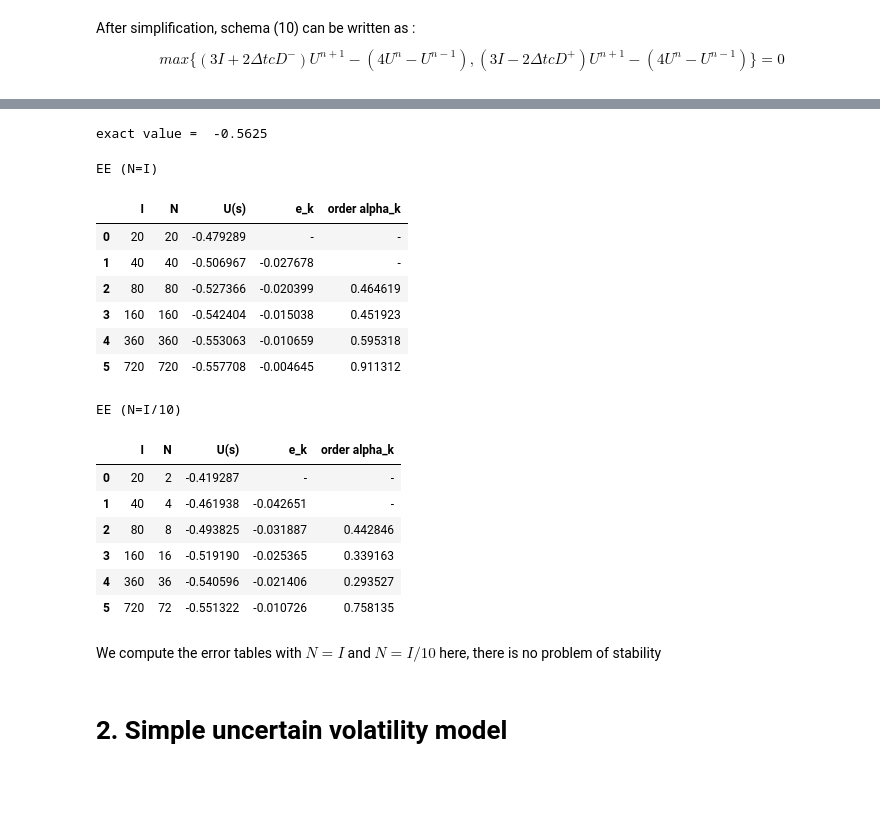
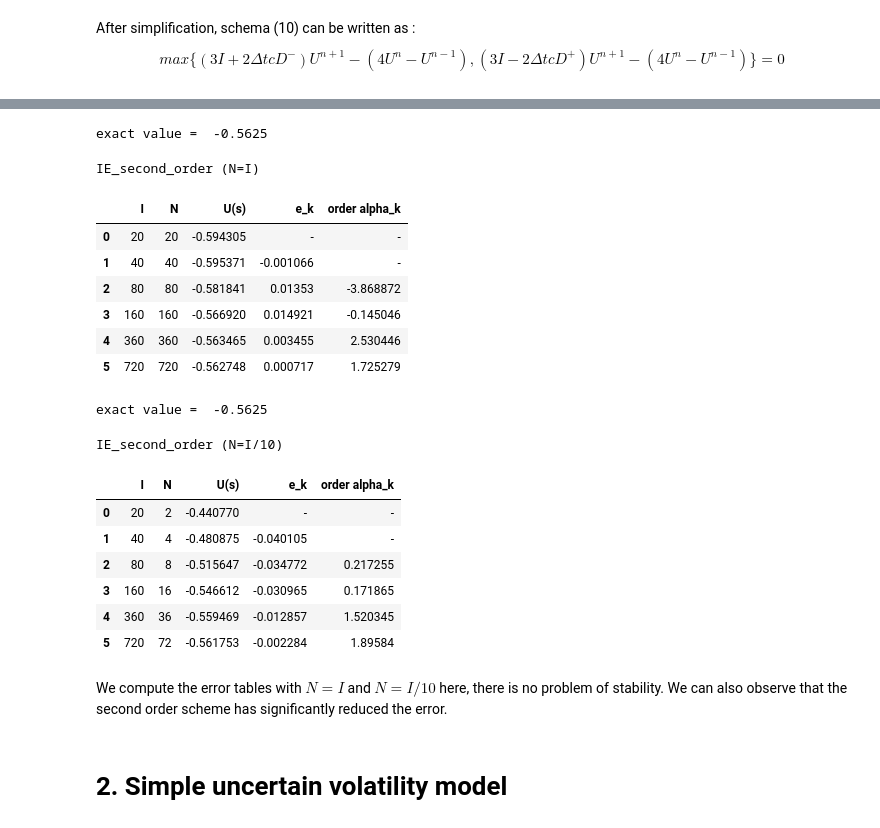
Before and after one commit to SHAO-Nuoya/EDP-in-Finance, a Jupyter notebook: Projet_HJB.ipynb, the cells around one changed output, grey strips where cells are left out. Saved outputs shown, nothing was run; the diff lists cells and outputs as text; code cells hidden in the pictures; blank space fills up the shorter version.

```diff
--- a/Projet_HJB.ipynb
+++ b/Projet_HJB.ipynb
@@ -312,32 +342,35 @@ schema_plot_IE(I=I, N=N, schema='second_order')
 # %%
 Is = np.array([20, 40, 80, 160, 360, 720])
-U_s, e_k, order_alpha_k = evaluation_IE(Is = Is, Ns = Is)
+U_s, e_k, order_alpha_k = evaluation_IE(Is = Is, Ns = Is, schema='second_order')
 print("exact value = ", exact(x=1.5))
-table(Is, Is ,U_s, e_k, order_alpha_k,"EE", caption="N=I")
+table(Is, Is ,U_s, e_k, order_alpha_k,"IE_second_order", caption="N=I")
 # %% [output]
 exact value =  -0.5625
-EE (N=I)
+IE_second_order (N=I)
 |  | I | N | U(s) | e_k | order alpha_k |
-| 0 | 20 | 20 | -0.479289 | - | - |
-| 1 | 40 | 40 | -0.506967 | -0.027678 | - |
-| 2 | 80 | 80 | -0.527366 | -0.020399 | 0.464619 |
-| 3 | 160 | 160 | -0.542404 | -0.015038 | 0.451923 |
-| 4 | 360 | 360 | -0.553063 | -0.010659 | 0.595318 |
-| 5 | 720 | 720 | -0.557708 | -0.004645 | 0.911312 |
+| 0 | 20 | 20 | -0.594305 | - | - |
+| 1 | 40 | 40 | -0.595371 | -0.001066 | - |
+| 2 | 80 | 80 | -0.581841 | 0.01353 | -3.868872 |
+| 3 | 160 | 160 | -0.566920 | 0.014921 | -0.145046 |
+| 4 | 360 | 360 | -0.563465 | 0.003455 | 2.530446 |
+| 5 | 720 | 720 | -0.562748 | 0.000717 | 1.725279 |
 # %%
-U_s, e_k, order_alpha_k = evaluation_IE(Is = Is, Ns = Is//10)
-table(Is, Is//10 ,U_s, e_k, order_alpha_k,"EE", caption="N=I/10")
+U_s, e_k, order_alpha_k = evaluation_IE(Is = Is, Ns = Is//10, schema='second_order')
+print("exact value = ", exact(x=1.5))
+table(Is, Is//10 ,U_s, e_k, order_alpha_k,"IE_second_order", caption="N=I/10")
 # %% [output]
-EE (N=I/10)
+exact value =  -0.5625
+IE_second_order (N=I/10)
 |  | I | N | U(s) | e_k | order alpha_k |
-| 0 | 20 | 2 | -0.419287 | - | - |
-| 1 | 40 | 4 | -0.461938 | -0.042651 | - |
-| 2 | 80 | 8 | -0.493825 | -0.031887 | 0.442846 |
-| 3 | 160 | 16 | -0.519190 | -0.025365 | 0.339163 |
-| 4 | 360 | 36 | -0.540596 | -0.021406 | 0.293527 |
-| 5 | 720 | 72 | -0.551322 | -0.010726 | 0.758135 |
+| 0 | 20 | 2 | -0.440770 | - | - |
+| 1 | 40 | 4 | -0.480875 | -0.040105 | - |
+| 2 | 80 | 8 | -0.515647 | -0.034772 | 0.217255 |
+| 3 | 160 | 16 | -0.546612 | -0.030965 | 0.171865 |
+| 4 | 360 | 36 | -0.559469 | -0.012857 | 1.520345 |
+| 5 | 720 | 72 | -0.561753 | -0.002284 | 1.89584 |
 # %% [markdown]
-We compute the error tables with $N=I$ and $N=I/10$ here, there is no problem of stability
+We compute the error tables with $N=I$ and $N=I/10$ here, there is no problem of stability.
+We can also observe that the second order scheme has significantly reduced the error.
 # %% [markdown]
 # 2. Simple uncertain volatility model
 # %% [markdown]
```
Also changed, not shown: parts of 6 cells of this notebook, 2 other files.
